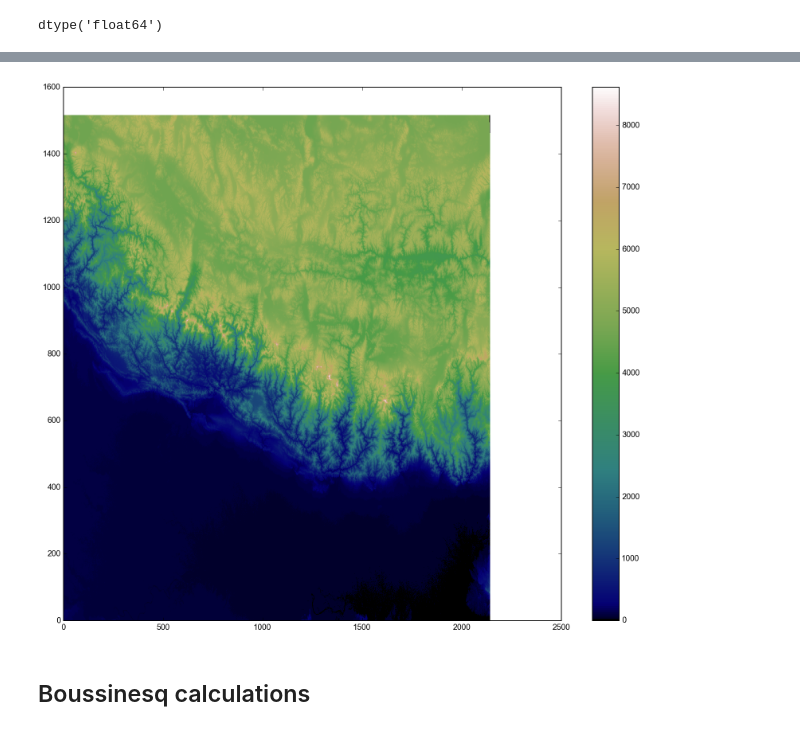
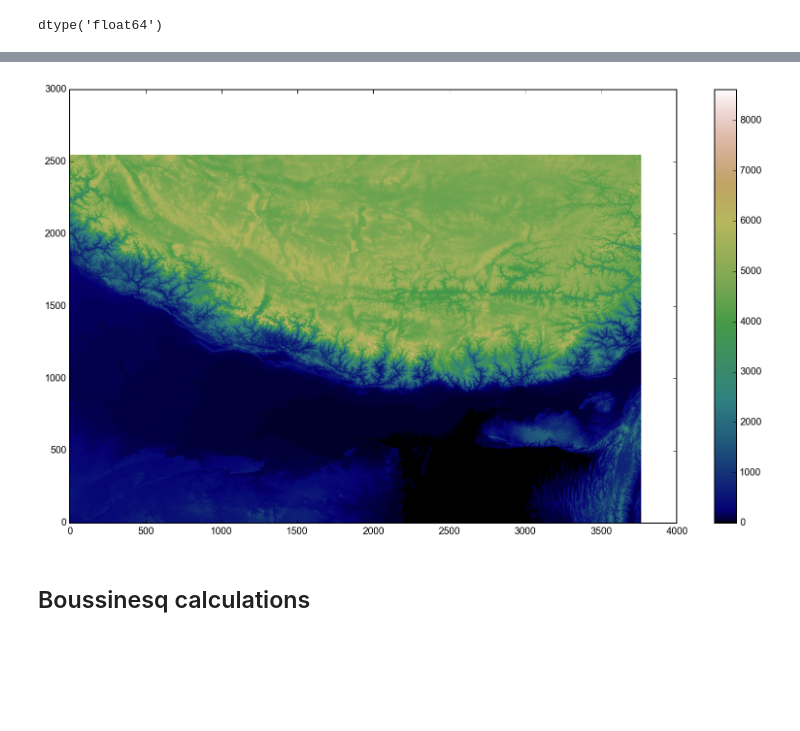
Before and after one commit to cossatot/nepal_eq_2015_stress, a Jupyter notebook: notebooks/1_nepal_topo_stress.ipynb, the cells around one changed output, grey strips where cells are left out. Drawn from its saved outputs; the diff is of its cells as text; code cells hidden in the pictures; blank space fills up the shorter version.

```diff
--- a/notebooks/1_nepal_topo_stress.ipynb
+++ b/notebooks/1_nepal_topo_stress.ipynb
@@ -12,7 +12,8 @@ import halfspace.sandbox as hbx
 import time
 import h5py
 # %%
-dem_dataset = gdal.Open('../data/dem/nepal_eq_utm45n_500m_clip.tif')
+#dem_dataset = gdal.Open('../data/dem/nepal_eq_utm45n_500m_clip.tif')
+dem_dataset = gdal.Open('../data/dem/s_tibet_utm45n_500m_clip.tif')
 # %%
 # write GeoTransform parameters to dictionary
 
@@ -80,0 +83,4 @@ plt.show()
+# %%
+# some nodata values are likely present
+
+dem[dem < 0] = 0.
@@ -83,16 +100,16 @@ dem = np.flipud(dem)
 # %%
 # let's look again, with a better color scheme
 # look at dem
 
-plt.figure(figsize=(14,12))
+plt.figure(figsize=(14,8))
 
 plt.pcolormesh(dem,
                cmap=plt.cm.gist_earth)
 plt.colorbar()
 
 plt.show()
 # %% [output]
-[figure, old version]
+[figure, new version]
 # %% [markdown]
 ## Boussinesq calculations
 # %%
```
Also changed, not shown: parts of 6 cells of this notebook, 6 other files.
